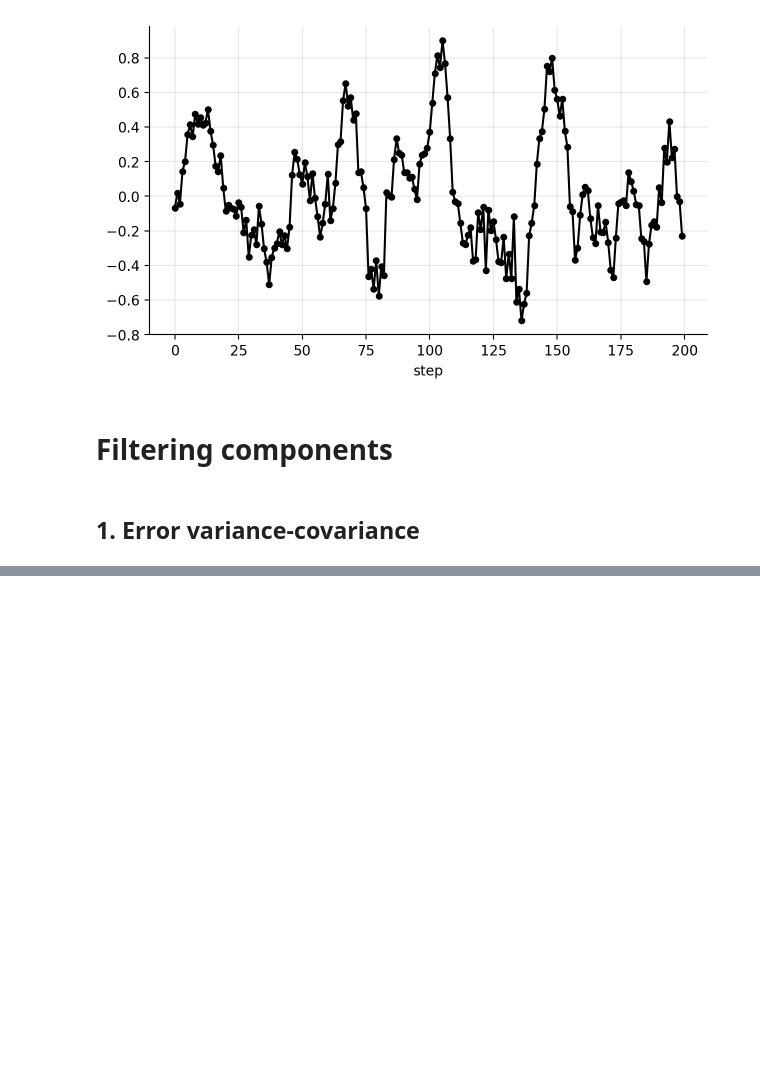
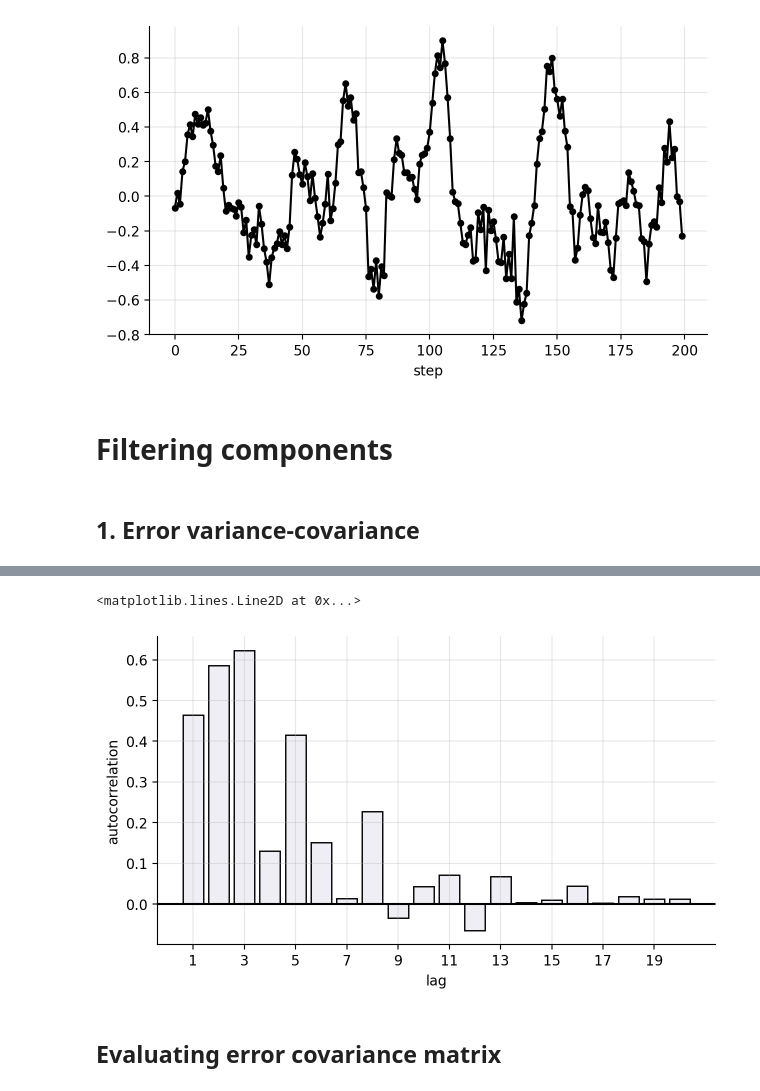
Before and after one commit to gerdm/filtering-notes, a Jupyter notebook: 02-state-space-models/arma-ssm.ipynb, the cells around one changed output, grey strips where cells are left out. Drawn from its saved outputs; the diff is of its cells as text; code cells hidden in the pictures; blank space fills up the shorter version.

```diff
--- a/02-state-space-models/arma-ssm.ipynb
+++ b/02-state-space-models/arma-ssm.ipynb
@@ -545,0 +540,14 @@ Array([0.14533725, 0.15427019, 0.22817945,        nan,        nan,
+# %%
+lags = np.arange(1, 21)
+autocorr = [pd.Series(hist["y"]).autocorr(ell) for ell in lags]
+plt.bar(lags, autocorr, edgecolor="black", color="#aac3")
+plt.ylabel("autocorrelation")
+plt.xlabel("lag")
+plt.grid(alpha=0.3)
+plt.xticks(lags[::2])
+plt.axhline(y=0.0, c="black")
+# %% [output]
+<matplotlib.lines.Line2D at 0x...>
+[figure, added]
+# %% [markdown]
+## Evaluating error covariance matrix
```
Also changed, not shown: parts of 17 cells of this notebook.
